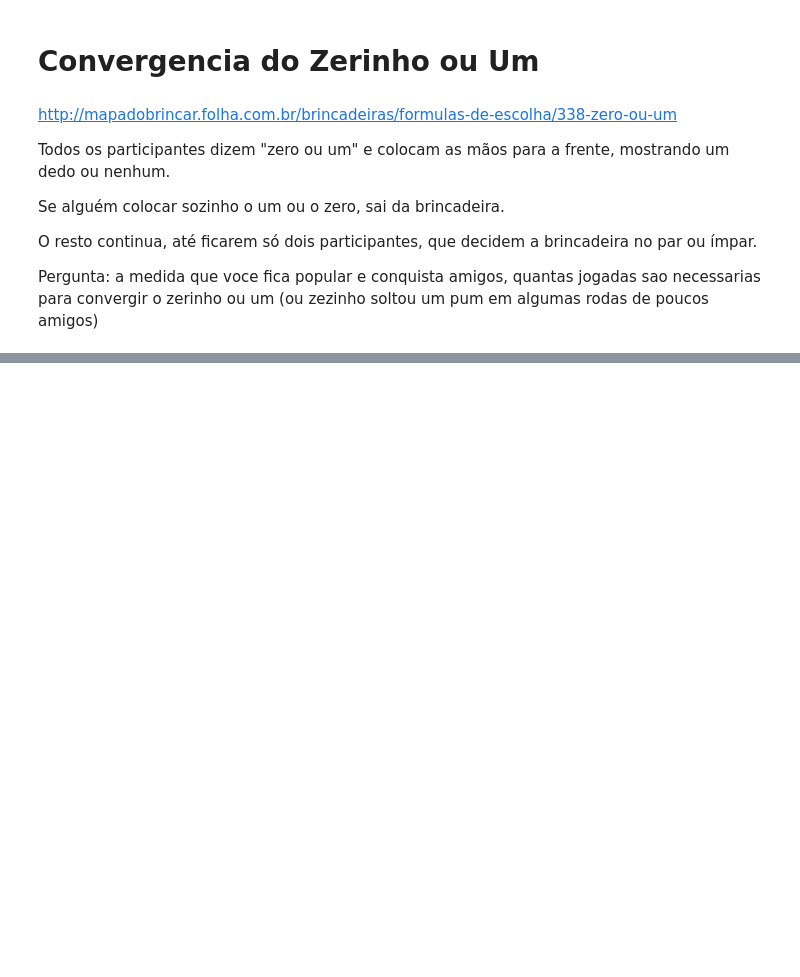
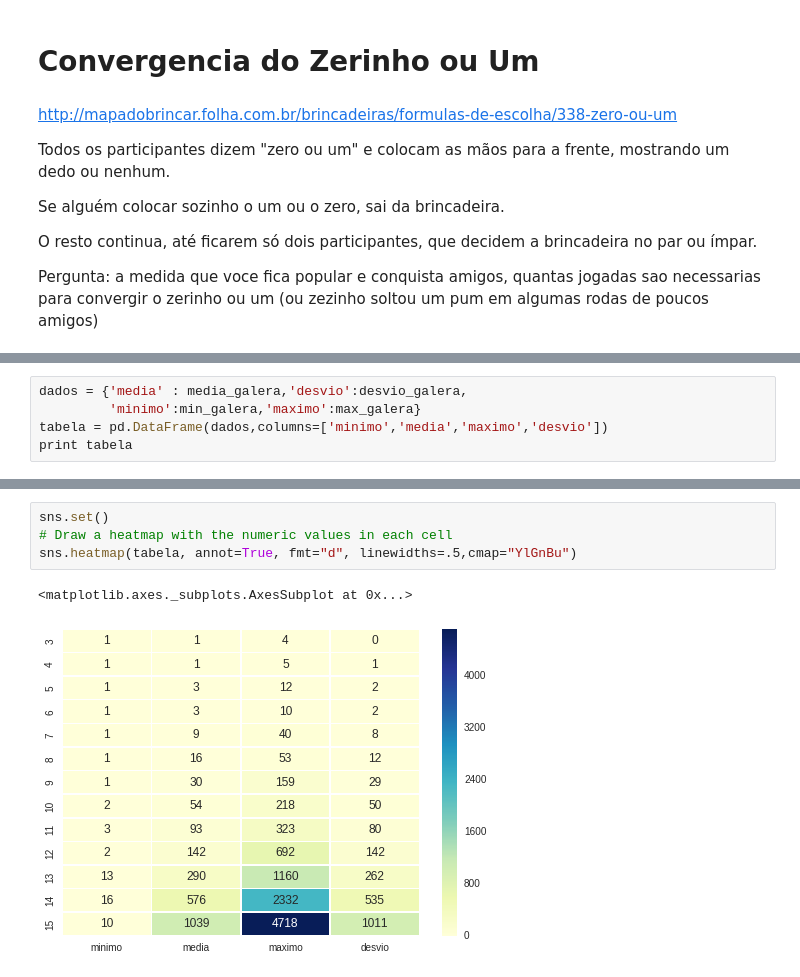
Before and after one commit to ricardogando/brincadeiras, a Jupyter notebook: zezinho.ipynb, the cells around one changed output, grey strips where cells are left out. Saved outputs shown, nothing was run; the diff lists cells and outputs as text; blank space fills up the shorter version.

```diff
--- a/zezinho.ipynb
+++ b/zezinho.ipynb
@@ -58,0 +67,5 @@ print max_galera
+# %%
+dados = {'media' : media_galera,'desvio':desvio_galera,
+         'minimo':min_galera,'maximo':max_galera}
+tabela = pd.DataFrame(dados,columns=['minimo','media','maximo','desvio'])
+print tabela
@@ -59,3 +104,10 @@ print max_galera
+# %%
+sns.set()
+# Draw a heatmap with the numeric values in each cell
+sns.heatmap(tabela, annot=True, fmt="d", linewidths=.5,cmap="YlGnBu")
+# %% [output]
+<matplotlib.axes._subplots.AxesSubplot at 0x...>
+[figure, added]
 # %%
 plt.plot(media_galera.keys(),media_galera.values(),'ko')
 plt.plot(min_galera.keys(),min_galera.values(),'b-')
```
Also changed, not shown: parts of 13 cells of this notebook.
